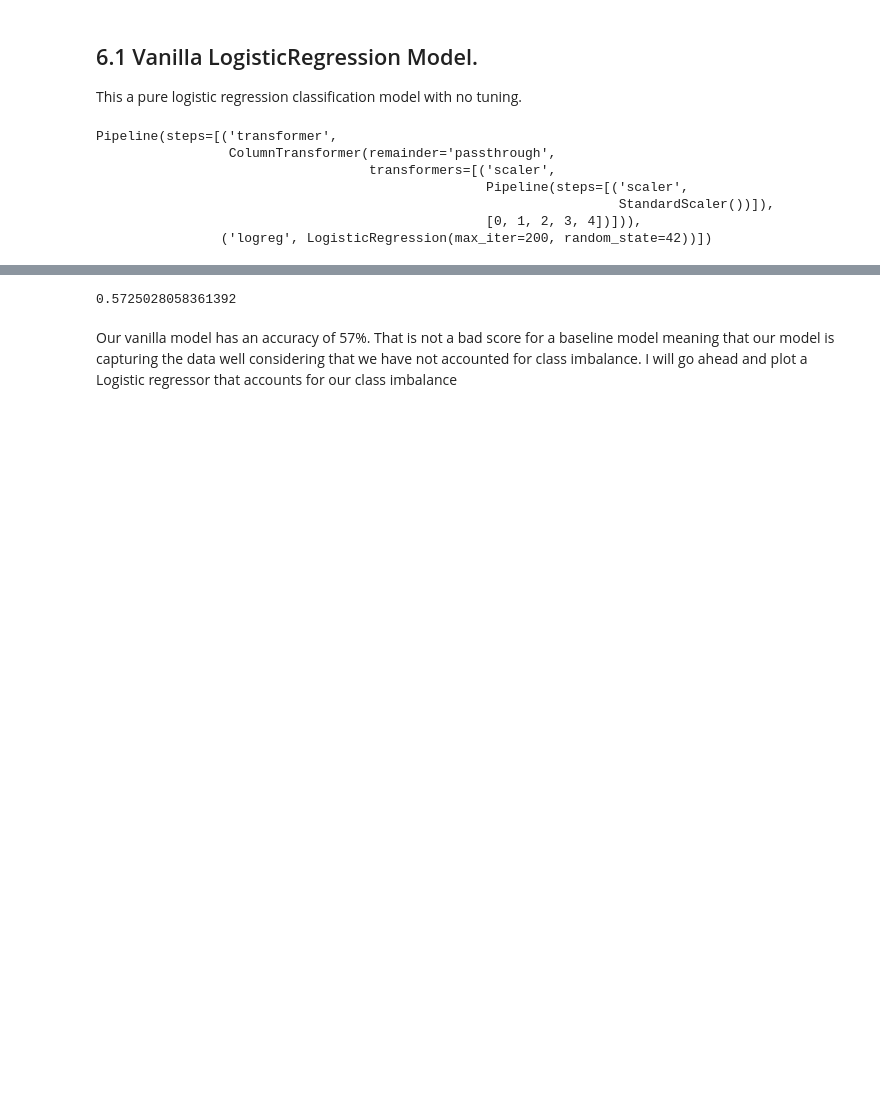
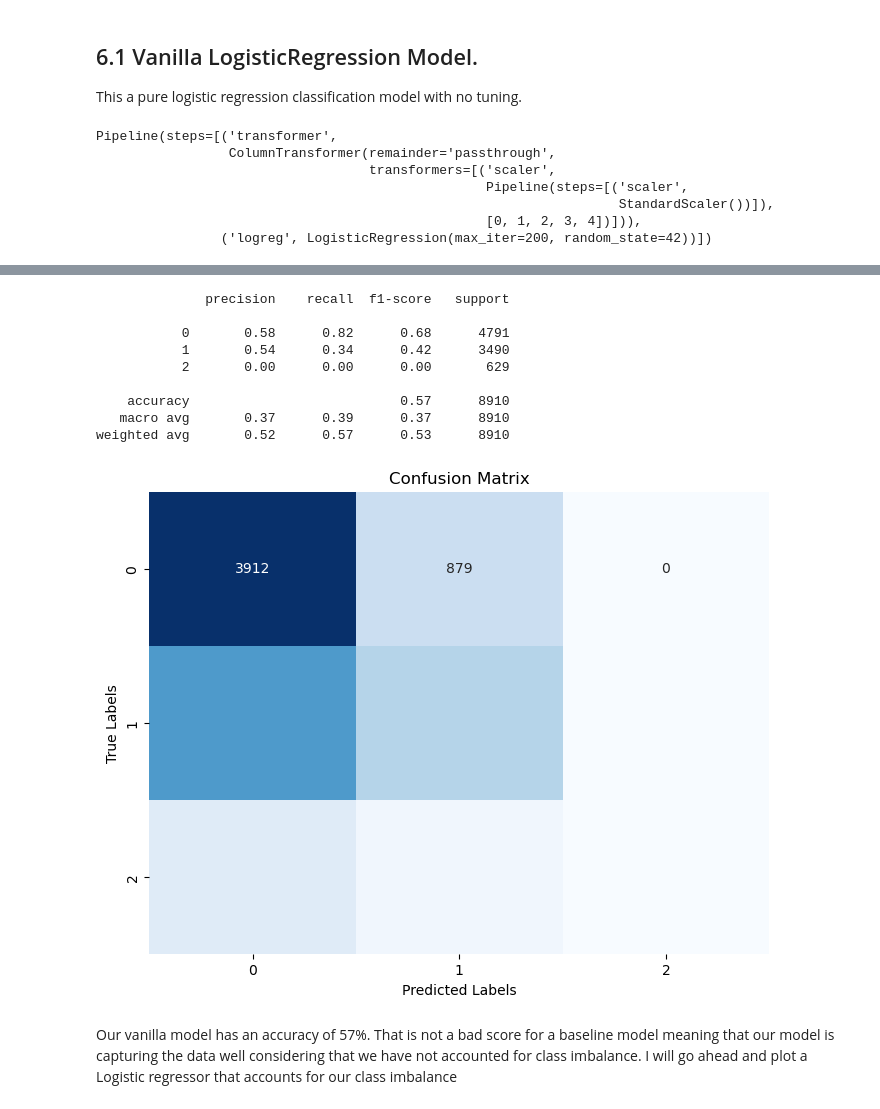
Before and after one commit to dev-ezzy/Classification-model, a Jupyter notebook: Models.ipynb, the cells around one changed output, grey strips where cells are left out. Cells and saved outputs as stored; diff of their text form; code cells hidden in the pictures; blank space fills up the shorter version.

```diff
--- a/Models.ipynb
+++ b/Models.ipynb
@@ -133,8 +139,19 @@ val_pred = logistic_pipeline.predict(X_val)
 # %%
 #testing our model
 test_pred = logistic_pipeline.predict(X_test)
+metrics(y_test, test_pred)
+plot_matrix(y_test, test_pred, logistic_pipeline)
 # %% [output]
-0.5725028058361392
+              precision    recall  f1-score   support
+
+           0       0.58      0.82      0.68      4791
+           1       0.54      0.34      0.42      3490
+           2       0.00      0.00      0.00       629
+
+    accuracy                           0.57      8910
+   macro avg       0.37      0.39      0.37      8910
+weighted avg       0.52      0.57      0.53      8910
+[figure, added]
 # %% [markdown]
 Our vanilla model has an accuracy of 57%. That is not a bad score for a baseline model meaning that our model is capturing the data well considering that we have not accounted for class imbalance.
 I will go ahead and plot a Logistic regressor that accounts for our class imbalance
```
Also changed, not shown: parts of 20 cells of this notebook, 1 other file.
